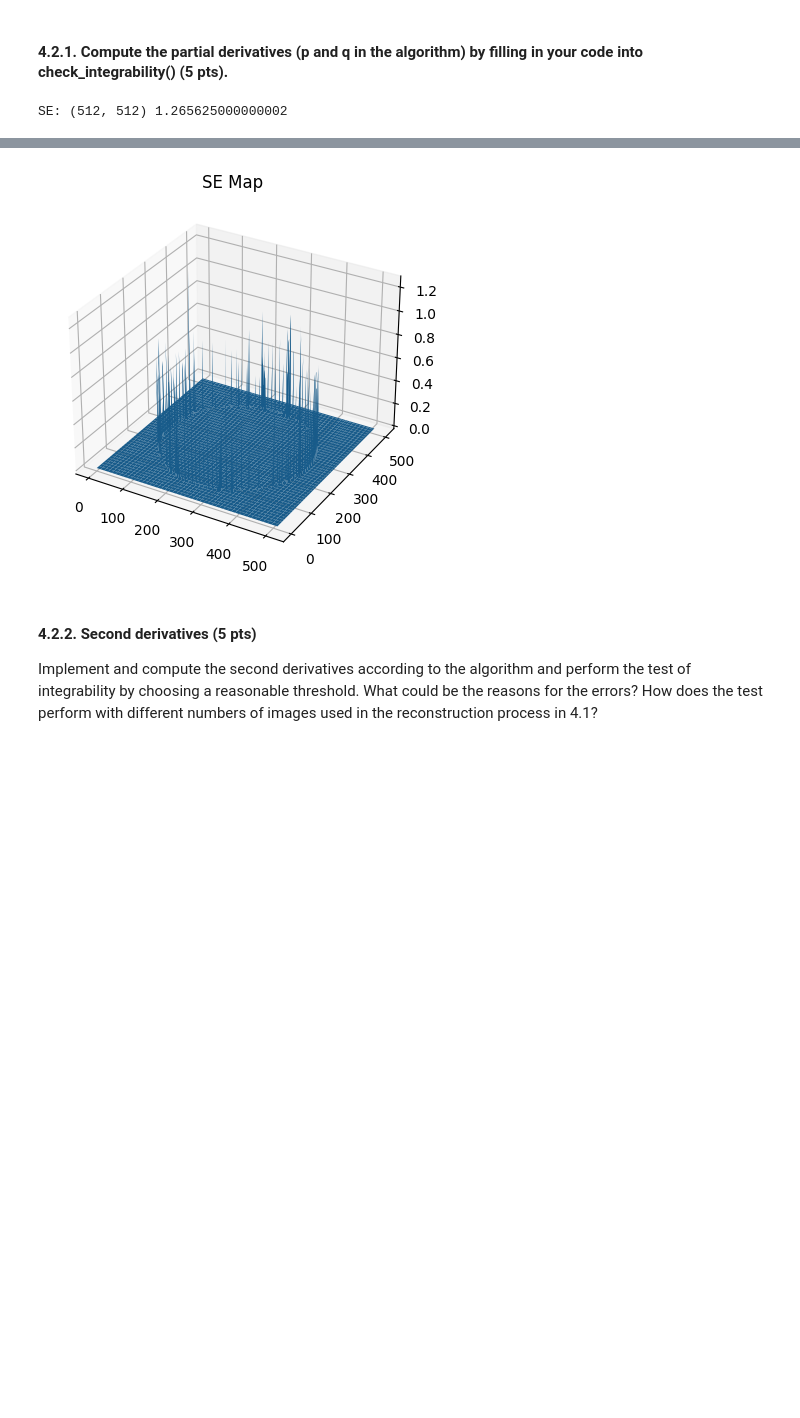
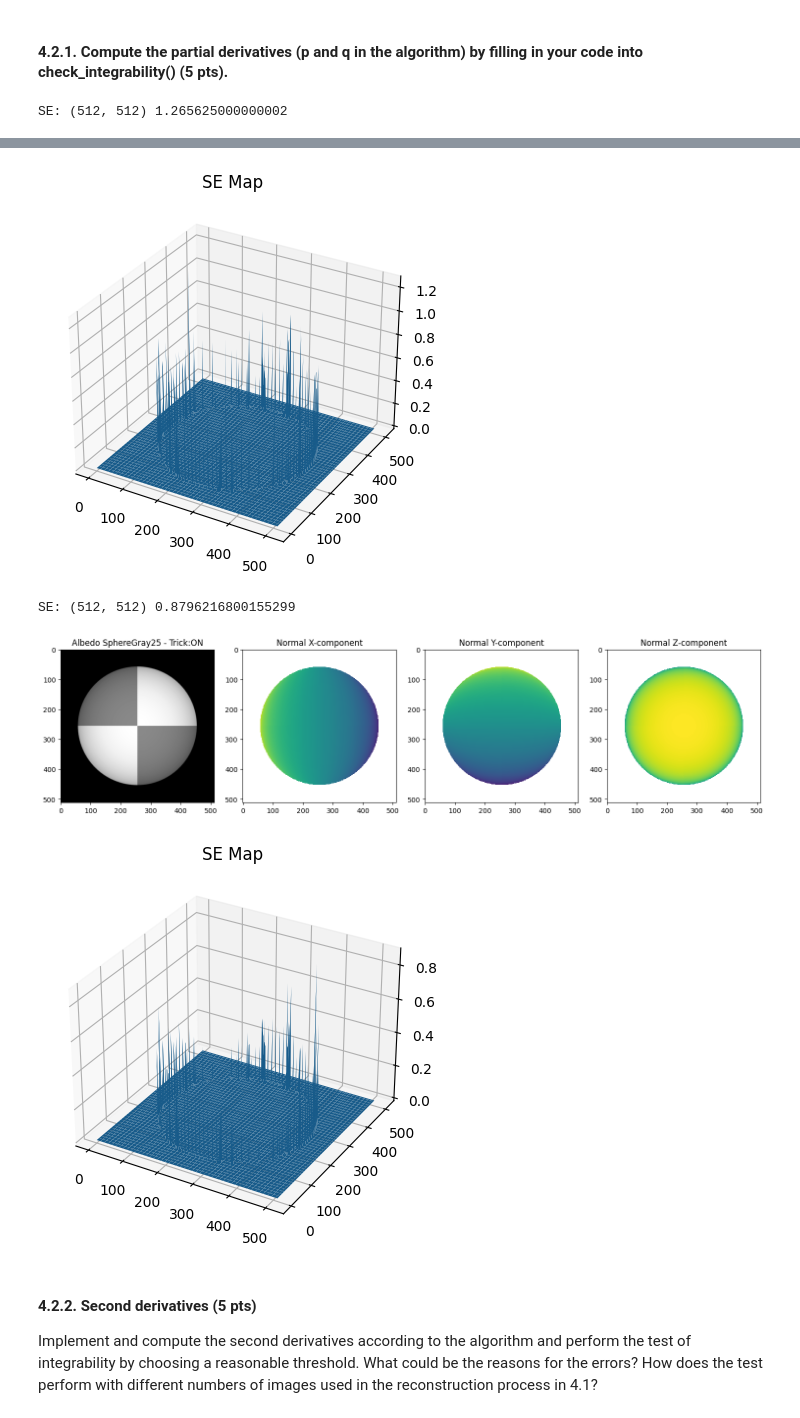
Before and after one commit to danilotpnta/computer_vission1, a Jupyter notebook: Lab1/CV1_Lab1_Students.ipynb, the cells around one changed output, grey strips where cells are left out. Saved outputs shown, nothing was run; the diff lists cells and outputs as text; code cells hidden in the pictures; blank space fills up the shorter version.

```diff
--- a/Lab1/CV1_Lab1_Students.ipynb
+++ b/Lab1/CV1_Lab1_Students.ipynb
@@ -806,12 +809,19 @@ def check_integrability(normals):
 # %%
 # Use the normals that you found in the previous question
 p, q, SE = check_integrability(normal_5)
 print('SE:', SE.shape, SE.max())
 show_results(albedo_5, normal_5, SE=SE);
+
+p, q, SE = check_integrability(normal_25)
+print('SE:', SE.shape, SE.max())
+show_results(albedo_25, normal_25, SE=SE, num_imgs=25);
 # %% [output]
 SE: (512, 512) 1.265625000000002
 [figure]
 [figure]
+SE: (512, 512) 0.8796216800155299
+[figure, added]
+[figure, added]
 # %% [markdown]
 #### 4.2.2. Second derivatives (5 pts)
 
```
Also changed, not shown: parts of 5 cells of this notebook, 1 other file.
